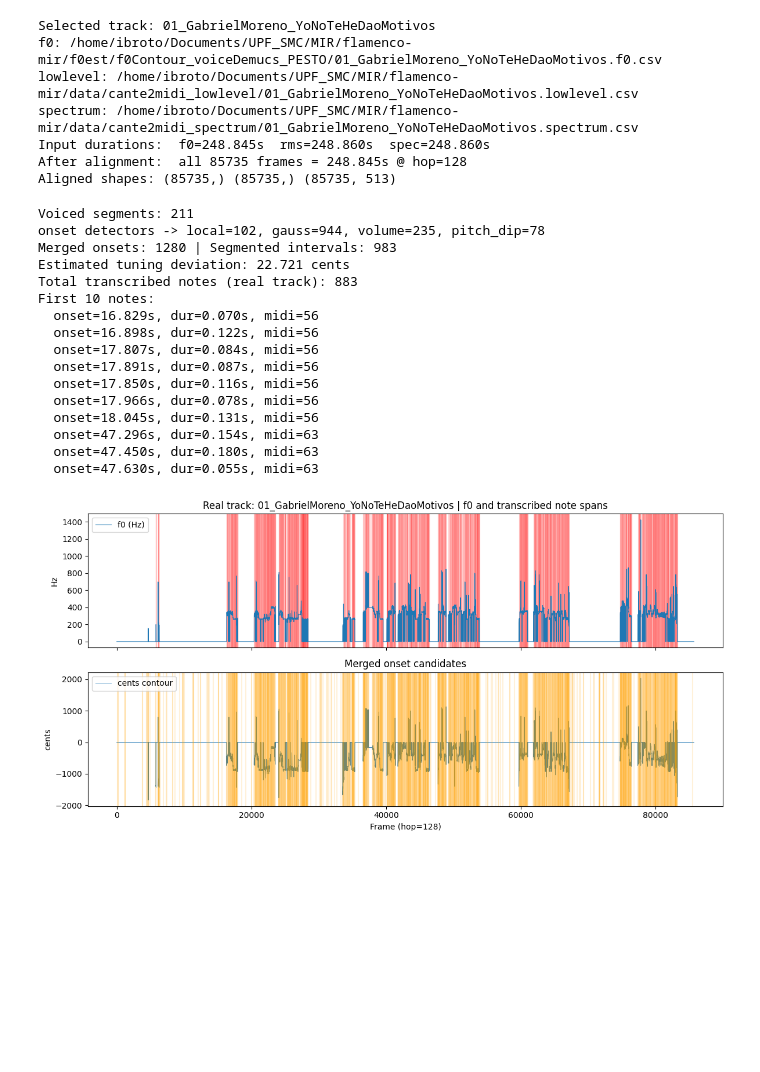
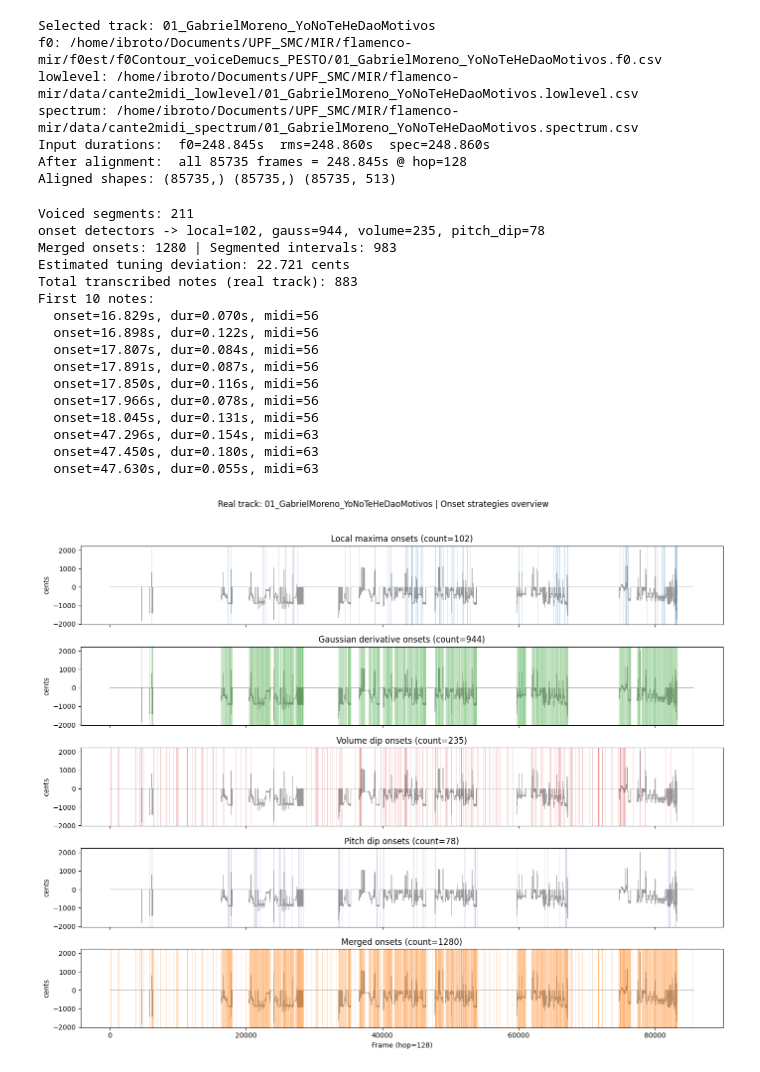
Before and after one commit to martiinsssssss/flamenco-mir, a Jupyter notebook: noteTranscription/tests_noteTranscription.ipynb, the cells around one changed output. Saved outputs shown, nothing was run; the diff lists cells and outputs as text; code cells hidden in the pictures; blank space fills up the shorter version.

Commit message:
clean noteTranscription notebook

```diff
--- a/noteTranscription/tests_noteTranscription.ipynb
+++ b/noteTranscription/tests_noteTranscription.ipynb
@@ -297,4 +90,0 @@ if current:
-# %%
-from scipy.signal import find_peaks
-
-peaks, _ = find_peaks(cents)
@@ -911,13 +90,0 @@ for note in notes:
-# %%
-merged = [notes[0]]
-
-for n in notes[1:]:
-
-    prev = merged[-1]
-
-    if n["midi"] == prev["midi"]:
-        prev["duration"] += n["duration"]
-    else:
-        merged.append(n)
-
-notes = merged
@@ -1516,45 +456,96 @@ notes_real = transcribe_notes(
 )
 print('Total transcribed notes (real track):', len(notes_real))
 print('First 10 notes:')
 for n in notes_real[:10]:
     print(f'  onset={n.onset:.3f}s, dur={n.duration:.3f}s, midi={n.midi}')
 
-# Visualization
-fig, axes = plt.subplots(2, 1, figsize=(12, 6), sharex=True)
-axes[0].plot(f0_real, lw=0.8, label='f0 (Hz)')
+# ---------------------------------------------------------
+# Visualization A: each onset strategy separately + merged
+# ---------------------------------------------------------
+fig, axes = plt.subplots(5, 1, figsize=(14, 11), sharex=True)
+strategy_data = [
+    ('Local maxima onsets', o1_real, 'tab:blue'),
+    ('Gaussian derivative onsets', o2_real, 'tab:green'),
+    ('Volume dip onsets', o3_real, 'tab:red'),
+    ('Pitch dip onsets', o4_real, 'tab:purple'),
+    ('Merged onsets', onsets_real, 'tab:orange'),
+]
+
+for ax, (title, idxs, color) in zip(axes, strategy_data):
+    ax.plot(cents_real, lw=0.6, color='gray', alpha=0.8)
+    for x in idxs:
+        ax.axvline(x, color=color, alpha=0.20, linewidth=0.8)
+    ax.set_title(f'{title} (count={len(idxs)})')
+    ax.set_ylabel('cents')
+
+axes[-1].set_xlabel('Frame (hop=128)')
+plt.suptitle(f'Real track: {track_id} | Onset strategies overview', y=1.02)
+plt.tight_layout()
+plt.show()
+
+# ---------------------------------------------------------
+# Visualization B: f0 + transcribed note spans
+# ---------------------------------------------------------
+plt.figure(figsize=(14, 3.8))
+plt.plot(f0_real, lw=0.8, label='f0 (Hz)')
 for n in notes_real:
     s = int(n.onset / (128 / 44100))
     e = int((n.onset + n.duration) / (128 / 44100))
-    axes[0].axvspan(s, e, color='red', alpha=0.12)
-axes[0].set_ylabel('Hz')
-axes[0].set_title(f'Real track: {track_id} | f0 and transcribed note spans')
-axes[0].legend()
+    plt.axvspan(s, e, color='red', alpha=0.10)
+plt.ylabel('Hz')
+plt.xlabel('Frame (hop=128)')
+plt.title(f'Real track: {track_id} | f0 and transcribed note spans')
+plt.legend()
+plt.tight_layout()
+plt.show()
 
-axes[1].plot(cents_real, lw=0.7, label='cents contour')
-for x in onsets_real:
-    axes[1].axvline(x, color='orange', alpha=0.15)
-axes[1].set_ylabel('cents')
-axes[1].set_xlabel('Frame (hop=128)')
-axes[1].set_title('Merged onset candidates')
-axes[1].legend()
+# ---------------------------------------------------------
+# Visualization C: pitch distributions
+# ---------------------------------------------------------
+voiced_f0 = f0_real[f0_real > 0]
+voiced_midi_cont = 69 + 12 * np.log2(voiced_f0 / 440.0)
+
+note_midis = np.array([n.midi for n in notes_real], dtype=int) if notes_real else np.array([], dtype=int)
+
+fig, axes = plt.subplots(1, 3, figsize=(16, 4))
+
+# Continuous voiced f0 distribution in MIDI space
+axes[0].hist(voiced_midi_cont, bins=80, color='steelblue', alpha=0.8)
+axes[0].set_title('Voiced f0 distribution (continuous MIDI)')
+axes[0].set_xlabel('MIDI')
+axes[0].set_ylabel('Count')
+
+# Discrete transcribed note MIDI distribution
+if len(note_midis) > 0:
+    bins = np.arange(note_midis.min(), note_midis.max() + 2) - 0.5
+    axes[1].hist(note_midis, bins=bins, color='indianred', alpha=0.85, rwidth=0.9)
+axes[1].set_title('Transcribed note MIDI distribution')
+axes[1].set_xlabel('MIDI')
+axes[1].set_ylabel('Count')
+
+# Global pitch-class distribution from spectrum model
+axes[2].bar(np.arange(12), L_global_real, color='seagreen', alpha=0.9)
+axes[2].set_title('Global pitch-class distribution')
+axes[2].set_xlabel('Pitch class (0=C, ..., 11=B)')
+axes[2].set_ylabel('Probability')
 
 plt.tight_layout()
 plt.show()
 # %% [output]
 Voiced segments: 211
 onset detectors -> local=102, gauss=944, volume=235, pitch_dip=78
 Merged onsets: 1280 | Segmented intervals: 983
 Estimated tuning deviation: 22.721 cents
 Total transcribed notes (real track): 883
 First 10 notes:
   onset=16.829s, dur=0.070s, midi=56
   onset=16.898s, dur=0.122s, midi=56
   onset=17.807s, dur=0.084s, midi=56
   onset=17.891s, dur=0.087s, midi=56
   onset=17.850s, dur=0.116s, midi=56
   onset=17.966s, dur=0.078s, midi=56
   onset=18.045s, dur=0.131s, midi=56
   onset=47.296s, dur=0.154s, midi=63
   onset=47.450s, dur=0.180s, midi=63
   onset=47.630s, dur=0.055s, midi=63
-[figure, old version]
+[figure, new version]
```
Also changed, not shown: parts of 66 cells of this notebook.
